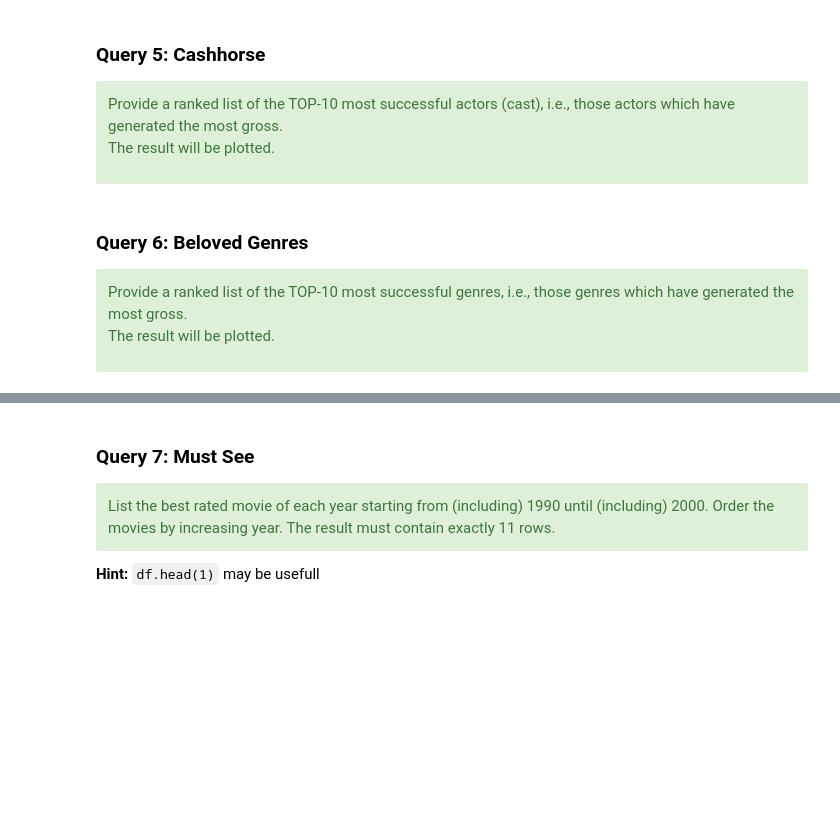
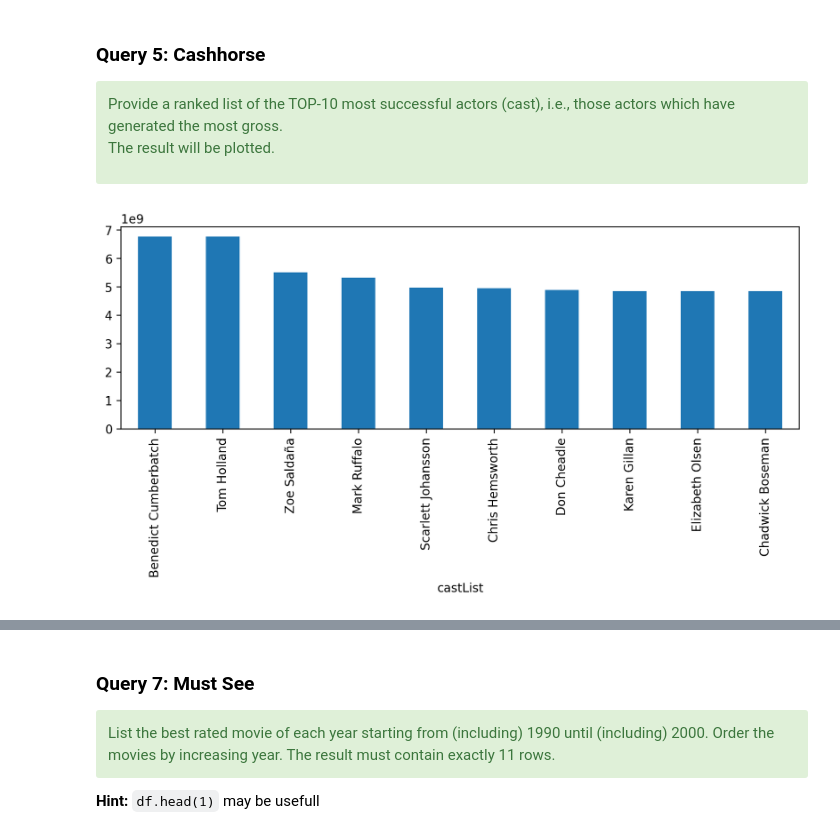
Before and after one commit to Marionese/python_ds_excercises, a Jupyter notebook: primer_exercise1/primer_part2_imdb_eda.ipynb, the cells around one changed output, grey strips where cells are left out. Saved outputs shown, nothing was run; the diff lists cells and outputs as text; code cells hidden in the pictures; blank space fills up the shorter version.

Commit message:
Finish part 2 up to Query 7

```diff
--- a/primer_exercise1/primer_part2_imdb_eda.ipynb
+++ b/primer_exercise1/primer_part2_imdb_eda.ipynb
@@ -360,19 +360,15 @@ The result will be plotted.
 # %%
 result = None
 
 # ADD YOUR CODE HERE
-
+result = movies.explode("castList").groupby(by="castList") ["gross"].sum()
+result = result.sort_values(ascending=False)
+result = result.head(10)
 
 # DO NOT CHANGE FROM HERE
 
 
 if result is not None:
     _ =  result.plot(kind="bar", figsize=(10, 3))
+# %% [output]
+[figure, added]
-# %% [markdown]
-### Query 6: Beloved Genres
-
-<div class="alert alert-block alert-success">
-Provide a ranked list of the TOP-10 most successful genres, i.e., those genres which have generated the most gross.
-
-The result will be plotted.
-</div>
```
Also changed, not shown: parts of 3 cells of this notebook.
